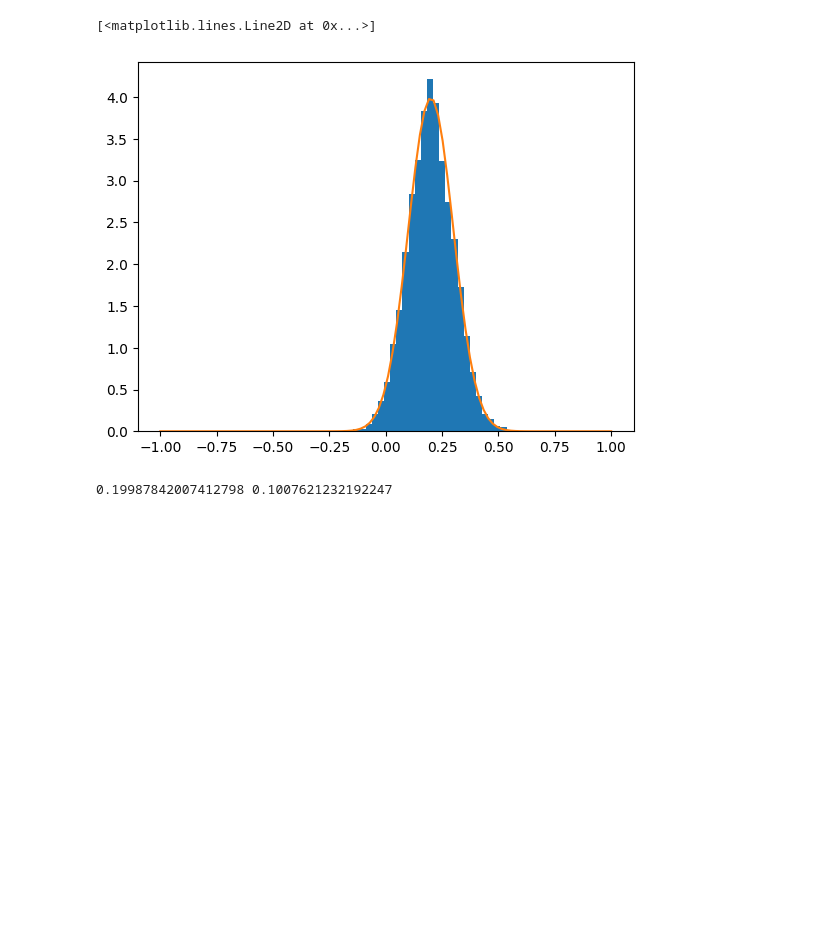
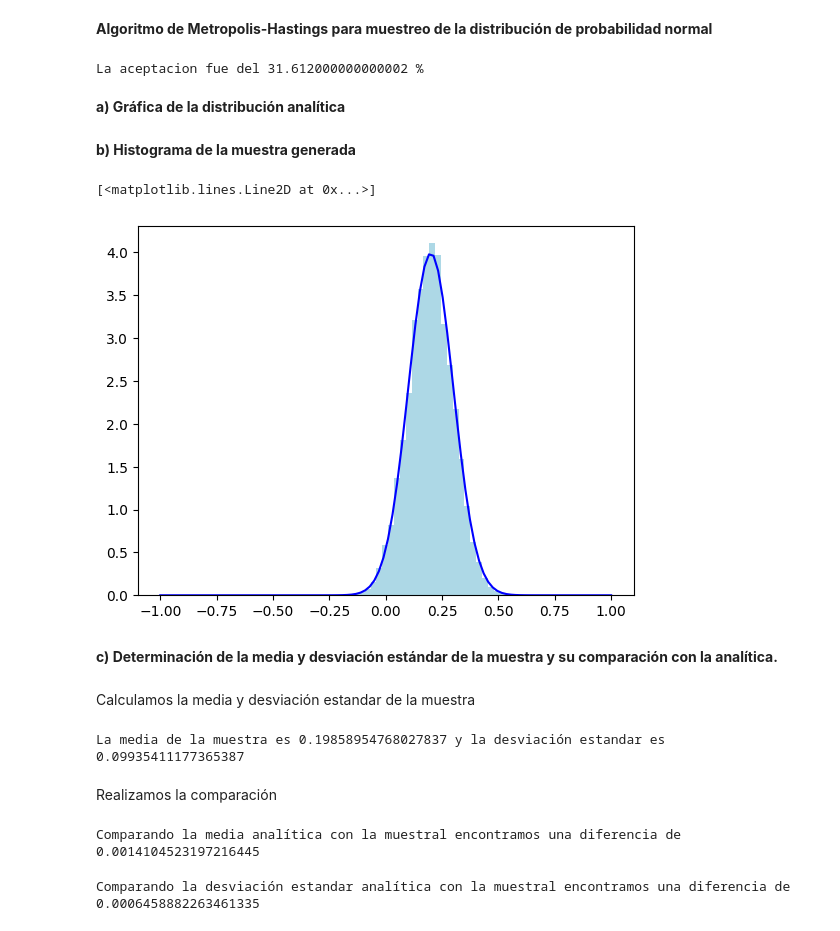
Before and after one commit to Wenypb/Simulacion, a Jupyter notebook: Clase27-9.ipynb, the cells around one changed output. Cells and saved outputs as stored; diff of their text form; code cells hidden in the pictures; blank space fills up the shorter version.

```diff
--- a/Clase27-9.ipynb
+++ b/Clase27-9.ipynb
@@ -6,3 +12,4 @@ import matplotlib.pyplot as plt
 # %%
-def f(x,mu,std):
-  return (1/np.sqrt(2*np.pi*std**2))*np.exp(-(x-mu)**2/(2*std**2))
+# Función que calcula el valor de la densidad de probabilidad para cada valor de x con media (mu) y desviación estandar (sigma) dada.
+def f(x,mu,sigma):
+  return (1/np.sqrt(2*np.pi*sigma**2))*np.exp(-(x-mu)**2/(2*sigma**2))
@@ -29,13 +28,70 @@ La aceptacion fue del 31.69 %
+# %% [markdown]
+**Algoritmo de Metropolis-Hastings para muestreo de la distribución de probabilidad normal**
+# %%
+# n -> Número de iteraciones del algoritmo de Metropolis-Hastings.
+n=50000
+# x -> array de ceros con tamaño 𝑛 donde todas las muestras inician en cero pero se almacenarán las muestras generadas en cada paso de la cadena de Markov.
+x=np.zeros(n)
+# x[0] -> Muestra inicial
+x[0]=0
+# acept -> Contador de aceptaciones
+acept=0
+# Ciclo donde en cada iteración se realiza una propuesta y se decide si se acepta o se rechaza.
+for i in range(0,n-1):
+  # y -> Propuesta
+  y=x[i]+np.random.uniform(-delta,delta)
+  # Ciclo donde se acepta o se rechaza la propuesta
+    # np.random.rand()<min(1,f(y,mu,sigma)/f(x[i],mu,sigma)) -> Condición para aceptar la propuesta
+  if np.random.rand()<min(1,f(y,mu,sigma)/f(x[i],mu,sigma)):
+    # x[i+1]=y -> Al aceptarse la propuesta la nueva muestra 𝑥[𝑖+1] se establece como y
+    x[i+1]=y
+    # acept+=1 -> Al aceptarse la propuesta se incrementa el contador de aceptaciones en un 1
+    acept+=1
+  else:
+    #x[i+1]=x[i] -> Si la propuesta no se acepta, la nueva muestra x[i+1] se establece como la muestra anterior 𝑥[𝑖]
+    x[i+1]=x[i]
+# Se imprime el porcentaje de aceptaciones
+print("La aceptacion fue del",acept/n*100,"%")
+# %% [output]
+La aceptacion fue del 31.612000000000002 %
+# %% [markdown]
+**a) Gráfica de la distribución analítica**
+# %% [markdown]
+**b) Histograma de la muestra generada**
 # %%
-plt.hist(x,density=True,bins=30)
+# Realiza el histograma de la muestra generada
+plt.hist(x,density=True,color="lightblue",bins=30)
+# Grafica la distribución analítica
 xs=np.linspace(-1,1,100)
-plt.plot(xs,f(xs,mu,sigma))
+plt.plot(xs,f(xs,mu,sigma),color="blue")
 # %% [output]
 [<matplotlib.lines.Line2D at 0x...>]
-[figure, old version]
+[figure, new version]
-# %%
-m=np.mean(x)
-d=np.std(x)
-print(m,d)
-# %% [output]
-0.19987842007412798 0.1007621232192247
+# %% [markdown]
+**c) Determinación de la media y desviación estándar de la muestra y su comparación con la analítica.**
+# %% [markdown]
+Calculamos la media y desviación estandar de la muestra
+# %%
+# m -> Media de la muestra
+m=np.mean(x)
+# d -> Desviación estandar de la muestra
+d=np.std(x)
+print("La media de la muestra es",m,"y la desviación estandar es",d)
+# %% [output]
+La media de la muestra es 0.19858954768027837 y la desviación estandar es 0.09935411177365387
+# %% [markdown]
+Realizamos la comparación
+# %%
+#Comparando las medias
+  # Dif_medias -> Diferencia entre la media analítica(mu) y la media de la muestra(m)
+Df_medias = abs(mu-m)
+print("Comparando la media analítica con la muestral encontramos una diferencia de",Df_medias)
+# %% [output]
+Comparando la media analítica con la muestral encontramos una diferencia de 0.0014104523197216445
+# %%
+#Comparando las desviaciones
+  # Dif_desviaciones -> Diferencia entre la desviación estandar analítica(sigma) y la desviación estandar de la muestra(d)
+Df_desviaciones = abs(sigma-d)
+print("Comparando la desviación estandar analítica con la muestral encontramos una diferencia de",Df_desviaciones)
+# %% [output]
+Comparando la desviación estandar analítica con la muestral encontramos una diferencia de 0.0006458882263461335
```
Also changed, not shown: parts of 65 cells of this notebook.
